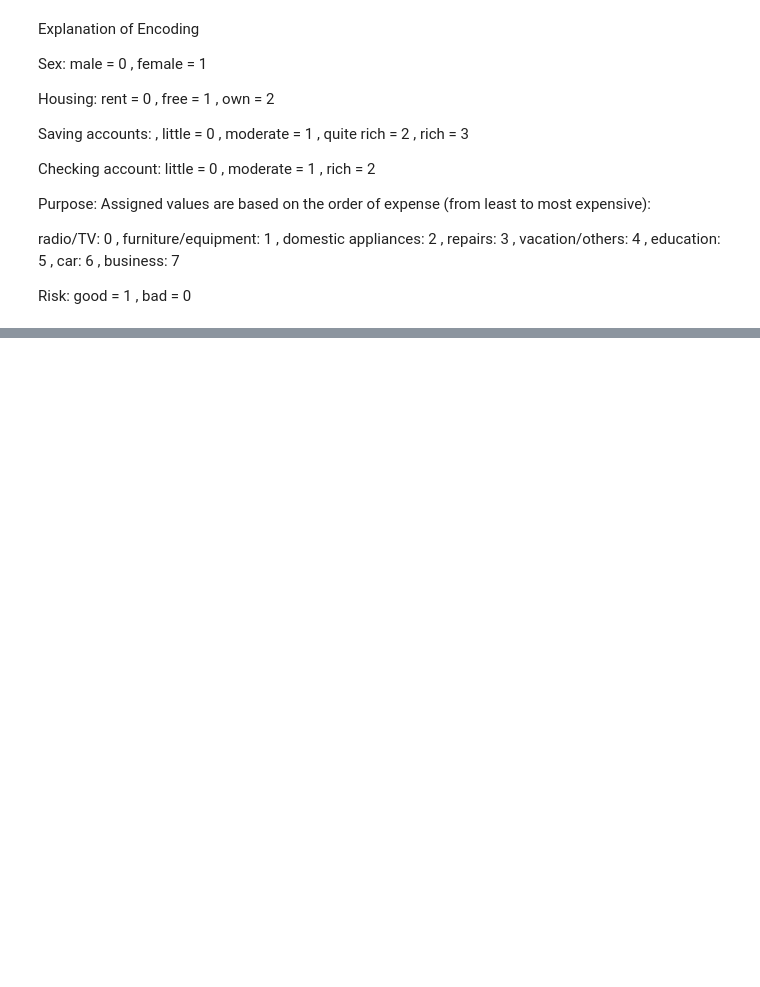
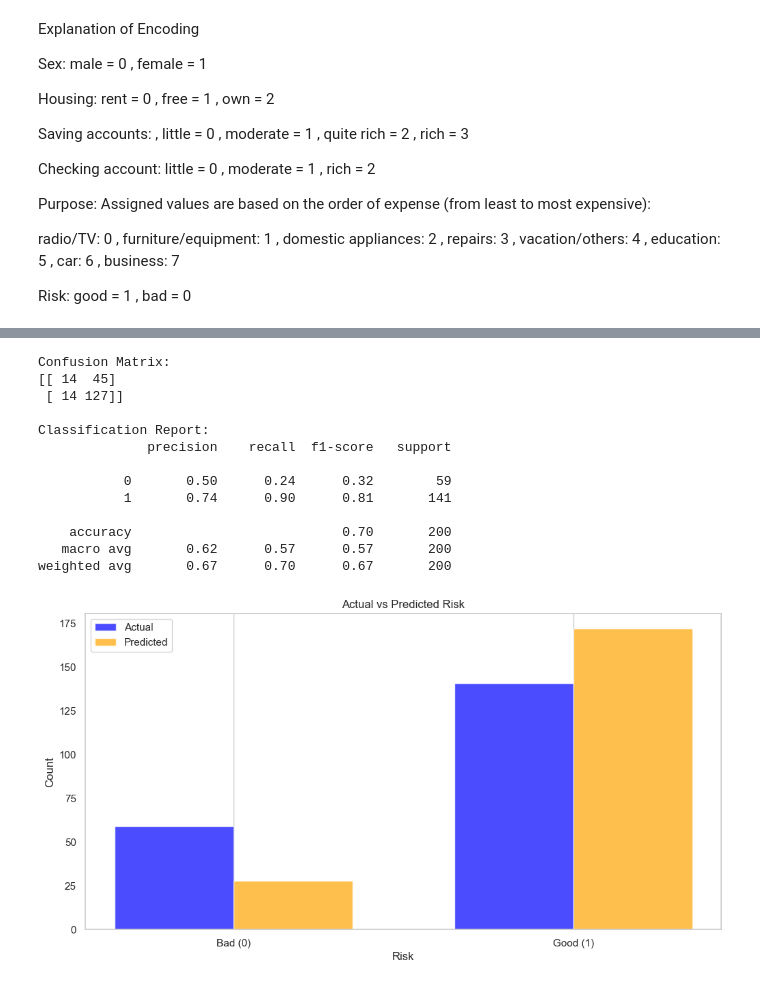
Before and after one commit to AAMOUD/CREDIT-RISK-ANALYSIS-, a Jupyter notebook: CRA.ipynb, the cells around one changed output, grey strips where cells are left out. Drawn from its saved outputs; the diff is of its cells as text; code cells hidden in the pictures; blank space fills up the shorter version.

```diff
--- a/CRA.ipynb
+++ b/CRA.ipynb
@@ -289,0 +299,74 @@ Risk: good = 1 , bad = 0
+# %%
+import pandas as pd
+import numpy as np
+import matplotlib.pyplot as plt
+import seaborn as sns
+from sklearn.model_selection import train_test_split
+from sklearn.preprocessing import StandardScaler
+from sklearn.linear_model import LogisticRegression
+from sklearn.metrics import classification_report, confusion_matrix
+
+data = data.drop('Age_group', axis=1)
+
+# 1. Data Preparation
+X = data.drop('Risk', axis=1)  # All columns except 'Risk'
+y = data['Risk']  # Target variable
+
+X_train, X_test, y_train, y_test = train_test_split(X, y, test_size=0.2, random_state=42)
+
+# 2. Feature Scaling
+scaler = StandardScaler()
+X_train = scaler.fit_transform(X_train)
+X_test = scaler.transform(X_test)
+
+# 3. Model Training
+model = LogisticRegression()
+model.fit(X_train, y_train)
+
+# 4. Prediction
+y_pred = model.predict(X_test)
+
+# 5. Evaluation
+print("Confusion Matrix:")
+print(confusion_matrix(y_test, y_pred))
+
+print("\nClassification Report:")
+print(classification_report(y_test, y_pred))
+
+# 6. Visualization
+plt.figure(figsize=(12, 6))
+
+predictions_df = pd.DataFrame({'Actual': y_test, 'Predicted': y_pred})
+
+actual_counts = predictions_df['Actual'].value_counts().sort_index()
+predicted_counts = predictions_df['Predicted'].value_counts().sort_index()
+
+bar_width = 0.35
+x = np.arange(len(actual_counts))
+
+plt.bar(x - bar_width/2, actual_counts, width=bar_width, label='Actual', color='blue', alpha=0.7)
+plt.bar(x + bar_width/2, predicted_counts, width=bar_width, label='Predicted', color='orange', alpha=0.7)
+
+plt.title('Actual vs Predicted Risk')
+plt.ylabel('Count')
+plt.xlabel('Risk')
+plt.xticks(x, ['Bad (0)', 'Good (1)'])
+plt.legend()
+plt.grid(axis='y')
+
+plt.show()
+# %% [output]
+Confusion Matrix:
+[[ 14  45]
+ [ 14 127]]
+
+Classification Report:
+              precision    recall  f1-score   support
+
+           0       0.50      0.24      0.32        59
+           1       0.74      0.90      0.81       141
+
+    accuracy                           0.70       200
+   macro avg       0.62      0.57      0.57       200
+weighted avg       0.67      0.70      0.67       200
+[figure, added]
```
Also changed, not shown: parts of 13 cells of this notebook, 1 other file.
